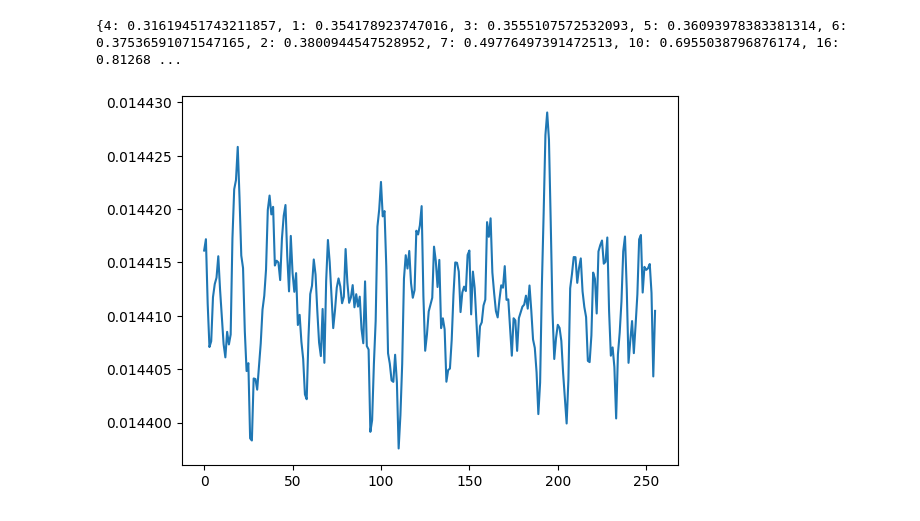
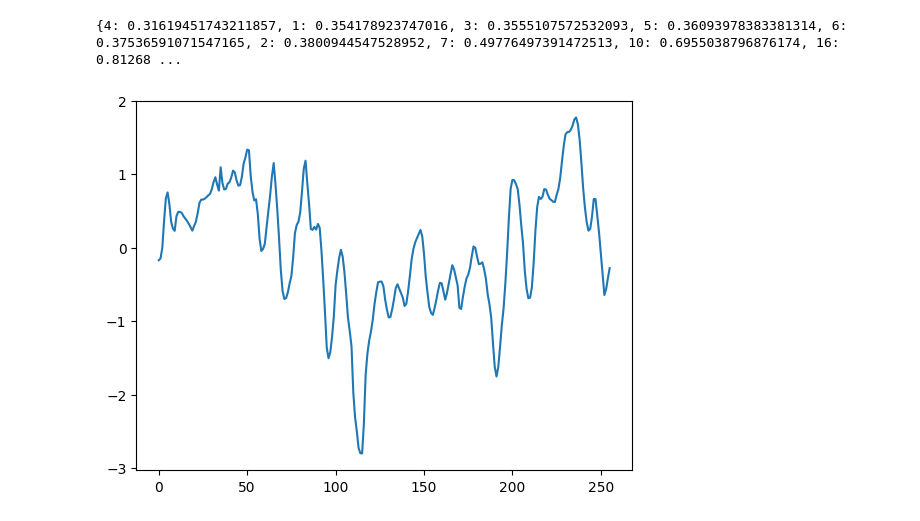
Before and after one commit to tk-king/har-datasets, a Jupyter notebook: notebooks/test.ipynb, the cells around one changed output. Cells and saved outputs as stored; diff of their text form; code cells hidden in the pictures.

```diff
--- a/notebooks/test.ipynb
+++ b/notebooks/test.ipynb
@@ -4,4 +4,4 @@ from whar_datasets.adapters.pytorch import PytorchAdapter
 from whar_datasets.support.getter import WHARDatasetID, get_whar_cfg
 # %%
 cfg = get_whar_cfg(WHARDatasetID.KU_HAR)
-dataset = PytorchAdapter(cfg, override_cache=True)
+dataset = PytorchAdapter(cfg, override_cache=False)
@@ -18,7 +28,7 @@ print(weights)
 # %%
 y, x = next(iter(train_loader))
 
-plt.plot(x[0, :, 0])
+plt.plot(x[0, :, 1])
 plt.show()
 # %% [output]
-[figure, old version]
+[figure, new version]
```
Also changed, not shown: parts of 1 cell of this notebook, 2 other files.
